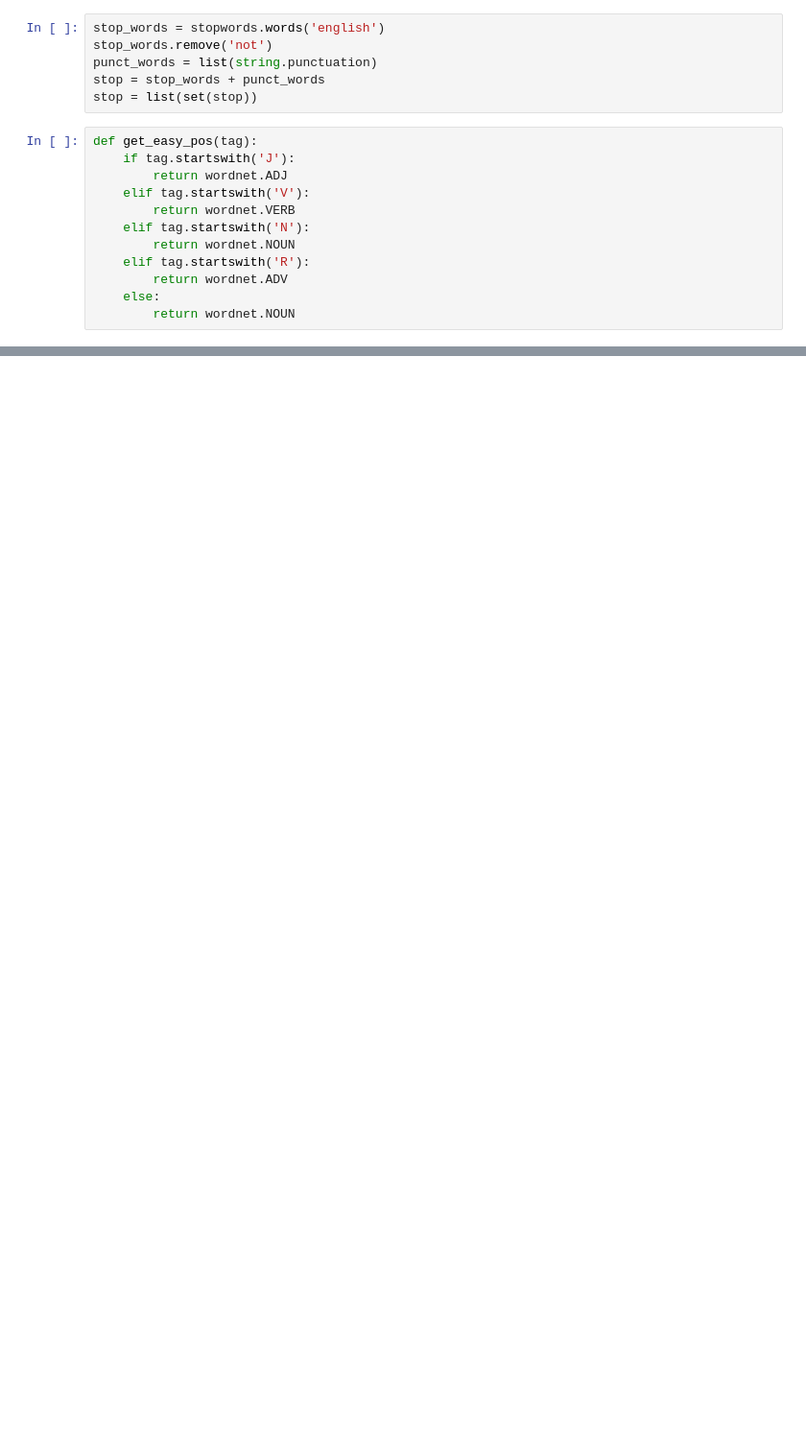
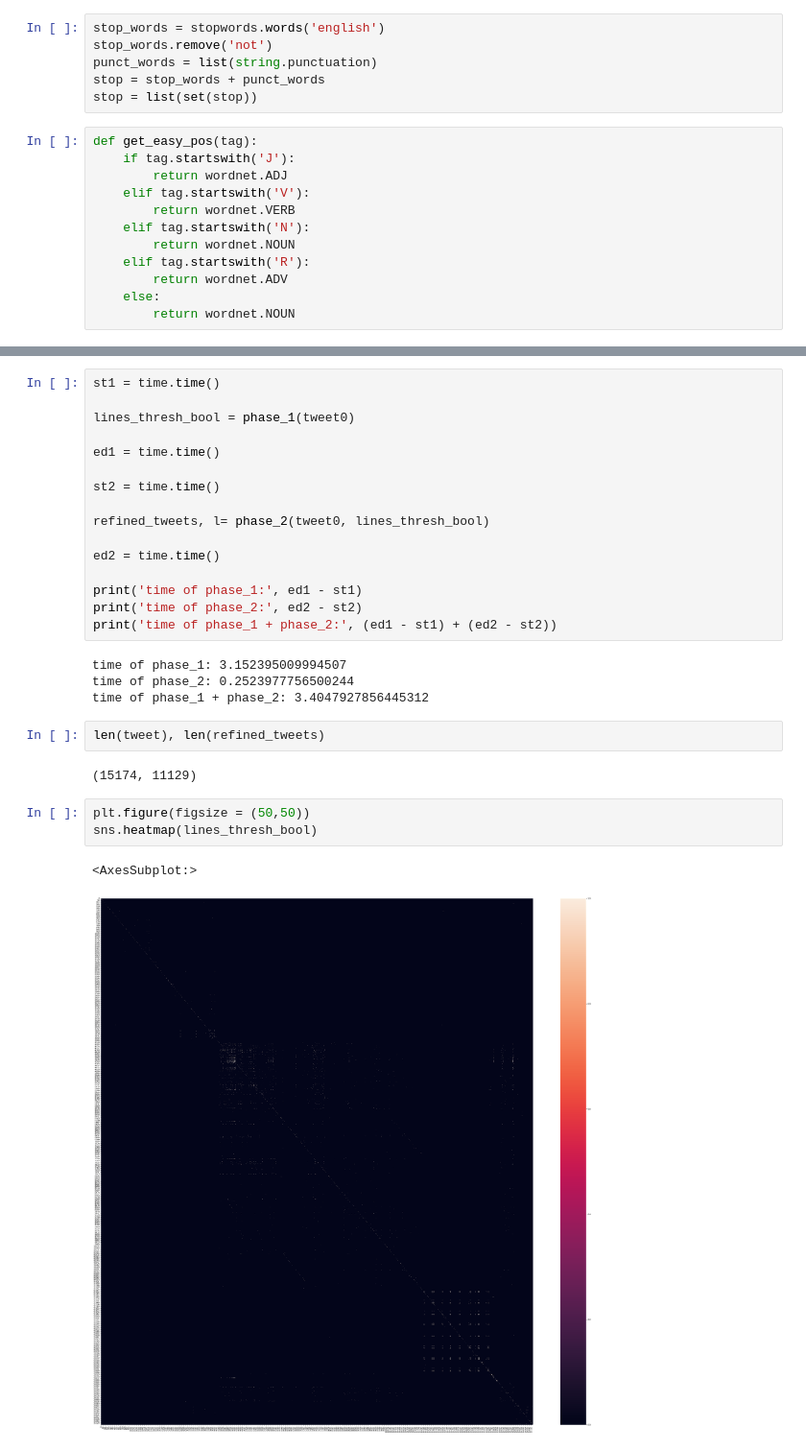
Before and after one commit to justchugh/covid_19, a Jupyter notebook: CODES/algorithm optimized.ipynb, the cells around one changed output, grey strips where cells are left out. Shown at 96% size. Drawn from its saved outputs; the diff is of its cells as text; blank space fills up the shorter version.

```diff
--- a/CODES/algorithm optimized.ipynb
+++ b/CODES/algorithm optimized.ipynb
@@ -88 +196,31 @@ def phase_2(lines, lines_thresh_bool):
+# %%
+st1 = time.time()
+
+lines_thresh_bool = phase_1(tweet0)
+
+ed1 = time.time()
+
+st2 = time.time()
+
+refined_tweets, l= phase_2(tweet0, lines_thresh_bool)
+
+ed2 = time.time()
+
+print('time of phase_1:', ed1 - st1)
+print('time of phase_2:', ed2 - st2)
+print('time of phase_1 + phase_2:', (ed1 - st1) + (ed2 - st2))
+# %% [output]
+time of phase_1: 3.152395009994507
+time of phase_2: 0.2523977756500244
+time of phase_1 + phase_2: 3.4047927856445312
+# %%
+len(tweet), len(refined_tweets)
+# %% [output]
+(15174, 11129)
+# %%
+plt.figure(figsize = (50,50))
+sns.heatmap(lines_thresh_bool)
+# %% [output]
+<AxesSubplot:>
+[figure, added]
 # %%
```
Also changed, not shown: parts of 24 cells of this notebook.
